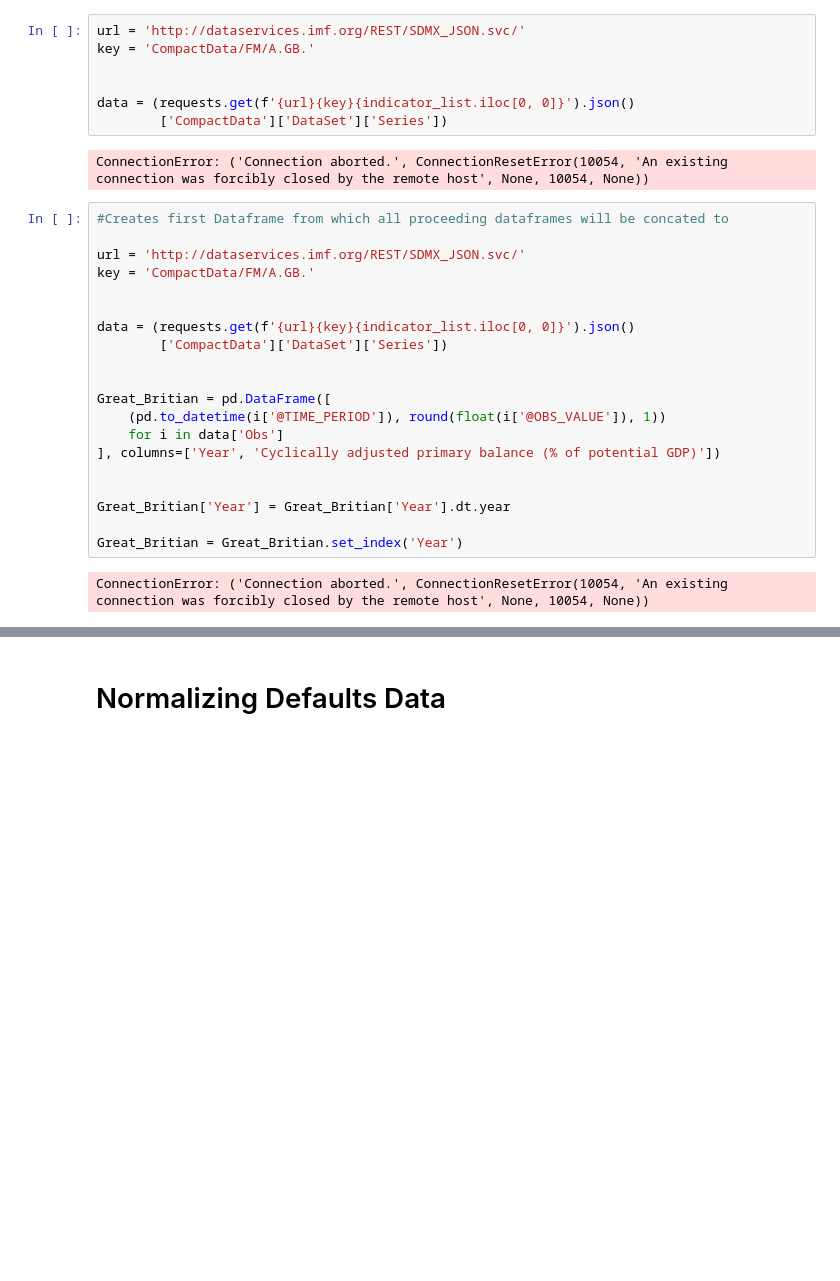
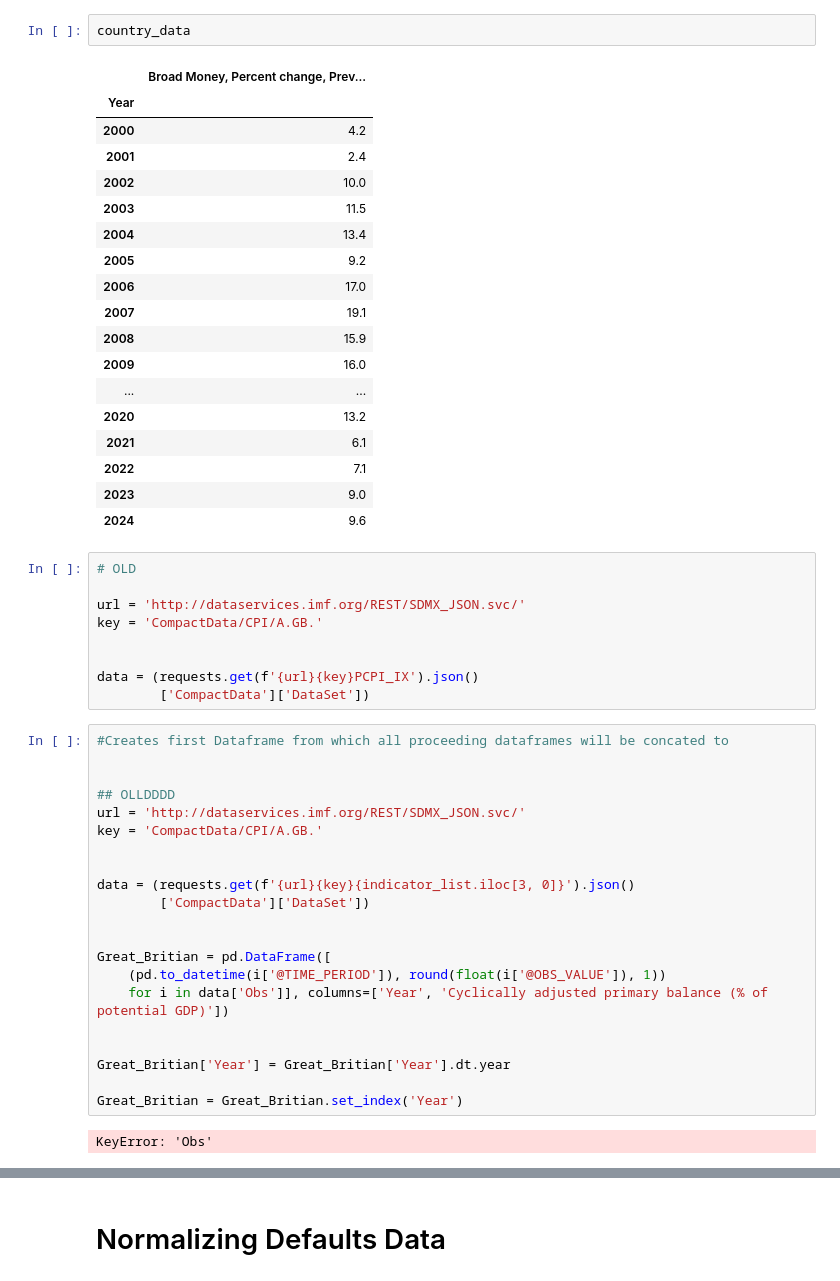
Before and after one commit to WesternAlgo/SovereignDebtDefault, a Jupyter notebook: Synthesizing_SuperDataSet.ipynb, the cells around one changed output, grey strips where cells are left out. Cells and saved outputs as stored; diff of their text form; blank space fills up the shorter version.

```diff
--- a/Synthesizing_SuperDataSet.ipynb
+++ b/Synthesizing_SuperDataSet.ipynb
@@ -14,34 +251,56 @@ ConnectionError: ('Connection aborted.', ConnectionResetError(10054, 'An existin
+# %%
+country_data
+# %% [output]
+|  | Broad Money, Percent change, Prev... |
+| Year |  |
+| 2000 | 4.2 |
+| 2001 | 2.4 |
+| 2002 | 10.0 |
+| 2003 | 11.5 |
+| 2004 | 13.4 |
+| 2005 | 9.2 |
+| 2006 | 17.0 |
+| 2007 | 19.1 |
+| 2008 | 15.9 |
+| 2009 | 16.0 |
+| ... | ... |
+| 2020 | 13.2 |
+| 2021 | 6.1 |
+| 2022 | 7.1 |
+| 2023 | 9.0 |
+| 2024 | 9.6 |
 # %%
+# OLD
+
 url = 'http://dataservices.imf.org/REST/SDMX_JSON.svc/'
-key = 'CompactData/FM/A.GB.'
+key = 'CompactData/CPI/A.GB.'
 
 
-data = (requests.get(f'{url}{key}{indicator_list.iloc[0, 0]}').json()
-        ['CompactData']['DataSet']['Series'])
+data = (requests.get(f'{url}{key}PCPI_IX').json()
+        ['CompactData']['DataSet'])
-# %% [output]
-ConnectionError: ('Connection aborted.', ConnectionResetError(10054, 'An existing connection was forcibly closed by the remote host', None, 10054, None))
 # %%
 #Creates first Dataframe from which all proceeding dataframes will be concated to
 
+
+## OLLDDDD
 url = 'http://dataservices.imf.org/REST/SDMX_JSON.svc/'
-key = 'CompactData/FM/A.GB.'
+key = 'CompactData/CPI/A.GB.'
 
 
-data = (requests.get(f'{url}{key}{indicator_list.iloc[0, 0]}').json()
-        ['CompactData']['DataSet']['Series'])
+data = (requests.get(f'{url}{key}{indicator_list.iloc[3, 0]}').json()
+        ['CompactData']['DataSet'])
 
 
 Great_Britian = pd.DataFrame([
     (pd.to_datetime(i['@TIME_PERIOD']), round(float(i['@OBS_VALUE']), 1))
-    for i in data['Obs']
-], columns=['Year', 'Cyclically adjusted primary balance (% of potential GDP)'])
+    for i in data['Obs']], columns=['Year', 'Cyclically adjusted primary balance (% of potential GDP)'])
 
 
 Great_Britian['Year'] = Great_Britian['Year'].dt.year
 
 Great_Britian = Great_Britian.set_index('Year')
 # %% [output]
-ConnectionError: ('Connection aborted.', ConnectionResetError(10054, 'An existing connection was forcibly closed by the remote host', None, 10054, None))
+KeyError: 'Obs'
 # %%
 # Adding all dataframes to existing dataframe for that specific country
 
```
Also changed, not shown: parts of 12 cells of this notebook, 20 other files.
